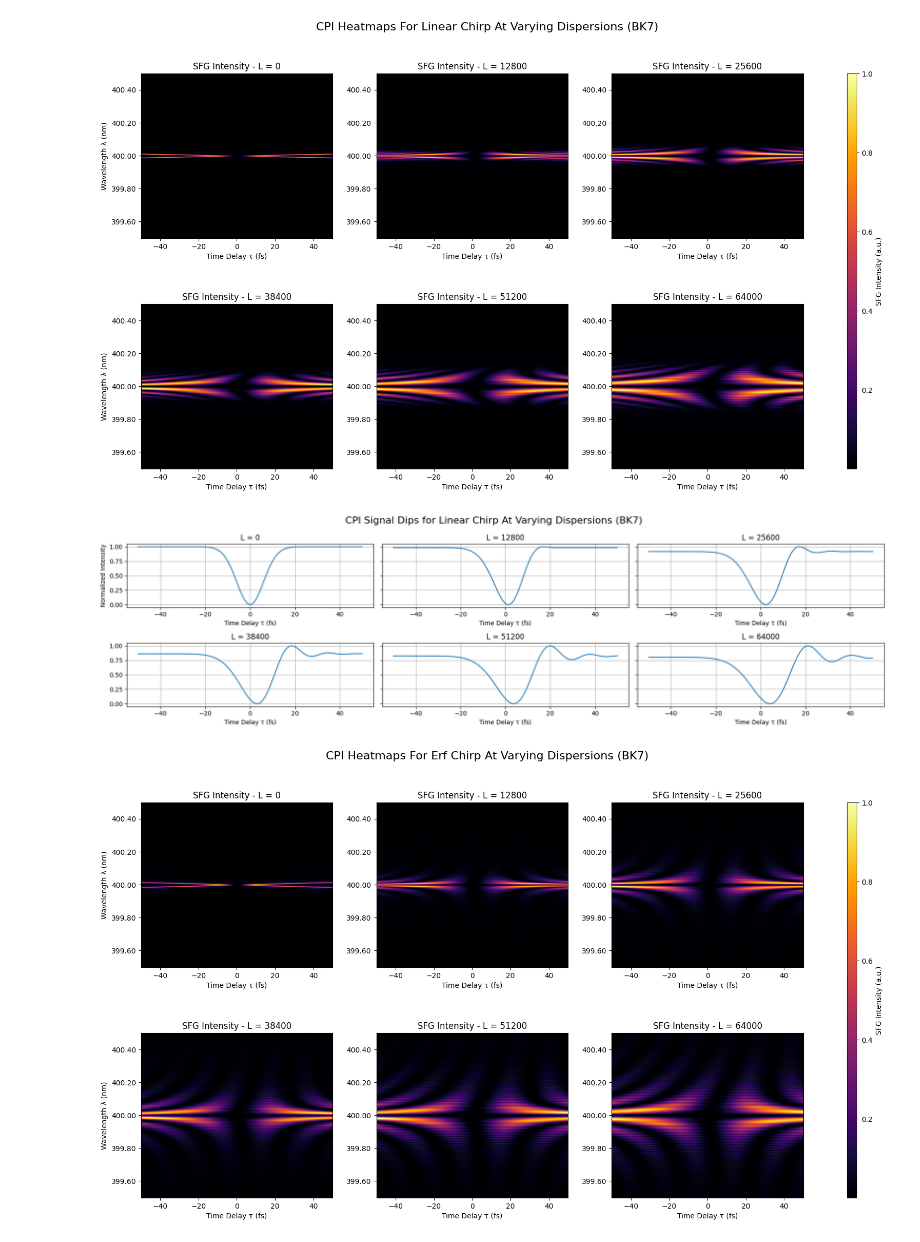
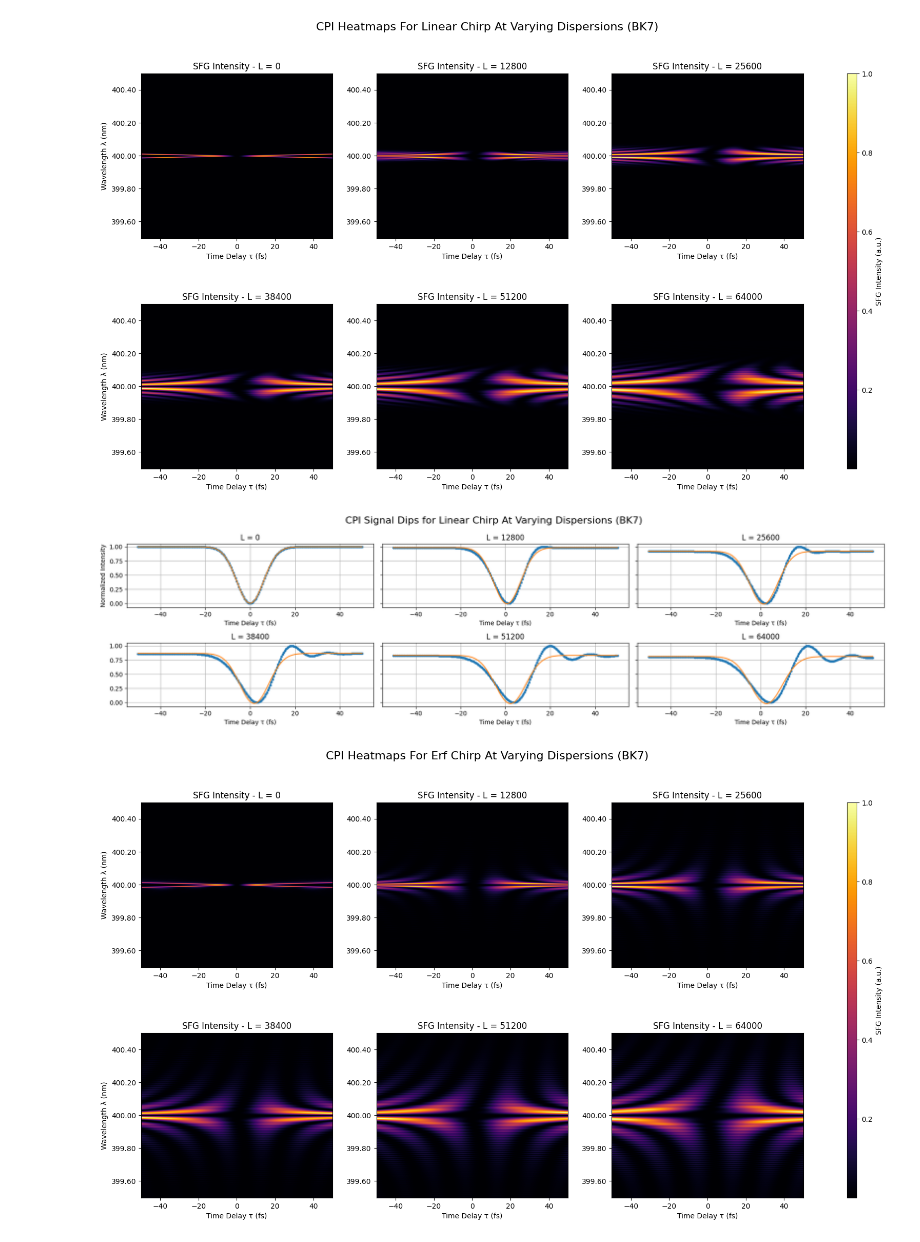
Before and after one commit to unaa-r/CPI_Project, a Jupyter notebook: updated_phi.ipynb, the cells around one changed output. Saved outputs shown, nothing was run; the diff lists cells and outputs as text; code cells hidden in the pictures.

```diff
--- a/updated_phi.ipynb
+++ b/updated_phi.ipynb
@@ -249,68 +271,45 @@ plt.show()
 # %%
-from scipy.optimize import least_squares
+lin_signals = []
+lin_curves = []
 
-linear_dip_widths = []
-erf_dip_widths = []
-super_erf_dip_widths = []
+for dip, L in zip(lin_CPIs, Ls):
+    init_guess = [0.0002*L, 0.0025, 0.9, 10]
 
-# --- Initial guesses ---
-init_guess_parabolic = [0, 0.0025, 0.00000001, 0.9, 10]
-
-def one_minus_gaussian(t, t_0, a1, a2, fwhm):
-    return a1 - a2*np.exp(-4*math.log(2)*((t - t_0)**2)/fwhm**2)
-
-def parabolic_one_minus_gaussian(t, t_0, a1, a2, a3, fwhm):
-    return (a1 - a2*(t - t_0)**2)*(1 - a3*np.exp(-4*math.log(2)*((t - t_0)**2)/fwhm**2))
-
-def chisq(params, t, y):
-    t0, a1, a2, fwhm = params
-    model = one_minus_gaussian(t, t0, a1, a2, fwhm)
-    return np.sum((y - model)**2)
-
-def chisq_parabolic(params, t, y):
-    t0, a1, a2, a3, fwhm = params
-    model = parabolic_one_minus_gaussian(t, t0, a1, a2, a3, fwhm)
-    return np.sum((y - model)**2)
-
-def residuals(params, t, y):
-    T0, a1, a2, a3, sigma = params
-    model = (a1 - a2 * (t - T0)**2) * (1 - a3 * np.exp(-4 * np.log(2) * (t - T0)**2 / sigma**2))
-    return model - y
-
-lin_signals = []
-
-for dip in lin_CPIs:
     SFG_band = dip
     signal_vs_tau = np.sum(SFG_band, axis=1)  # integrate over wavelength axis
     signal_vs_tau_norm = (signal_vs_tau - np.min(signal_vs_tau))/(np.max(signal_vs_tau) - np.min(signal_vs_tau))
     lin_signals.append(signal_vs_tau_norm)
 
-    '''
-    lin_result = least_squares(residuals, init_guess_parabolic, args=(taus, ), method='lm',
+
+    lin_result = least_squares(residuals, init_guess, args=(taus, signal_vs_tau_norm), method='lm',
                                 ftol=1e-15, xtol=1e-15, gtol=1e-15)
-    '''
+    params = lin_result.x
+
+    lin_curves.append(one_minus_gaussian(taus, params[0], params[1], params[2], params[3]))
+
 
 #complete_titles = ["Linear CPI", "ERF CPI", "Super ERF CPI", "Linear CPI - Parabolic", "ERF CPI - Parabolic", "Super ERF CPI - Parbolic"]
 # --- Create subplots ---
 fig, axes = plt.subplots(2, 3, figsize=(18, 5), sharey=True)
 
 axes = axes.flatten()
 
-for ax, signal, name in zip(axes, lin_signals, titles):
-    ax.plot(taus, signal)
+for ax, signal, curve, name in zip(axes, lin_signals, lin_curves, titles):
+    ax.plot(taus, signal, marker=".")
+    ax.plot(taus, curve)
     ax.set_xlabel('Time Delay τ (fs)')
     ax.set_title(name)
     ax.grid(True)
 
     # --- Optional: print fitted parameters ---
     #print(f"Fitted parameters for {name}: a = {param[0]:.4f}, t0 = {param[1]:.4f} fs, FWHM = {param[2]:.4f} fs")
 
 axes[0].set_ylabel('Normalized Intensity')
 fig.suptitle("CPI Signal Dips for Linear Chirp At Varying Dispersions (BK7)", fontsize=16)
 plt.tight_layout()
 plt.show();
 # %% [output]
-[figure, old version]
+[figure, new version]
 # %%
 # --- Set up figure with GridSpec (2 rows x 3 columns + colorbar) ---
 fig = plt.figure(figsize=(18, 10))
```
Also changed, not shown: parts of 2 cells of this notebook, 3 other files.
